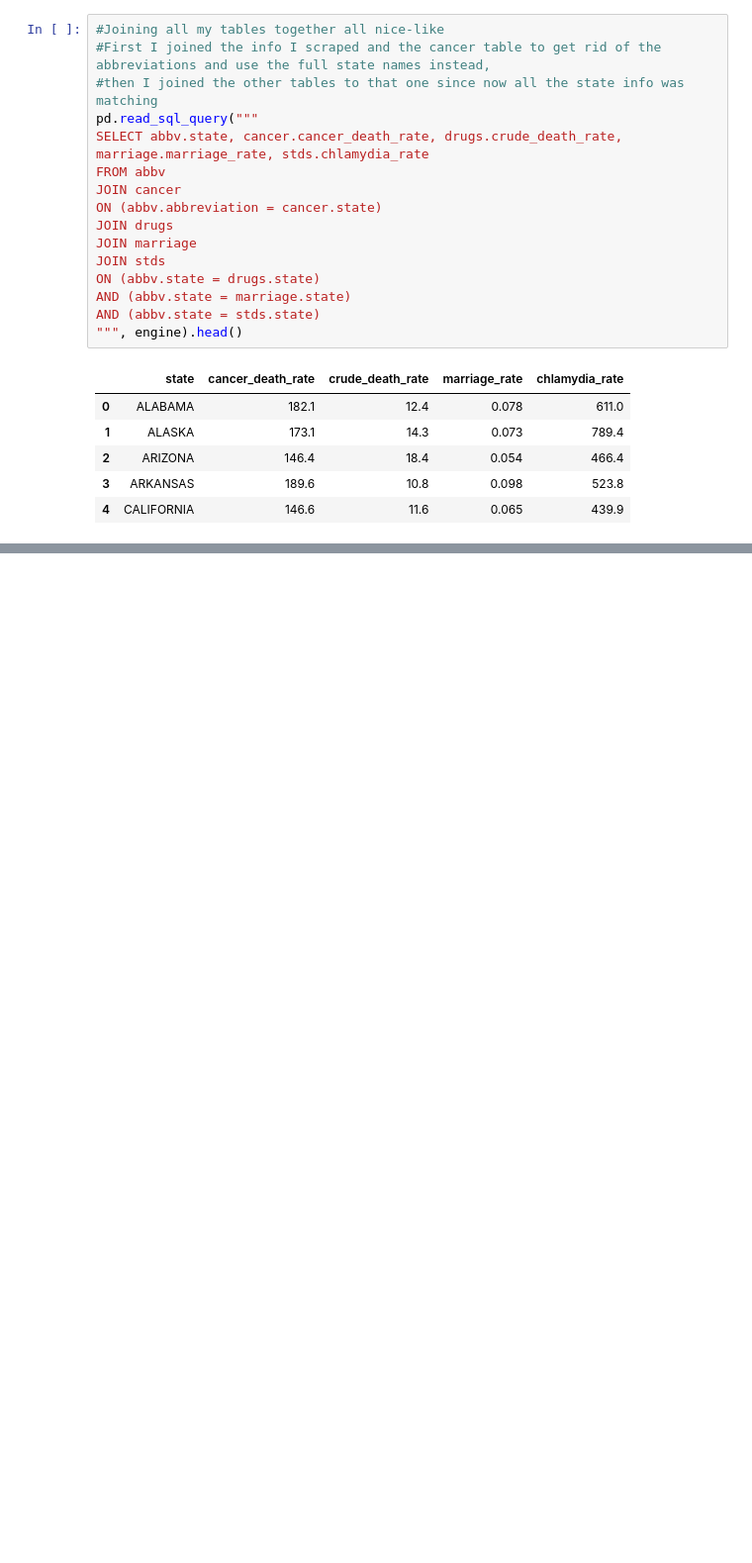
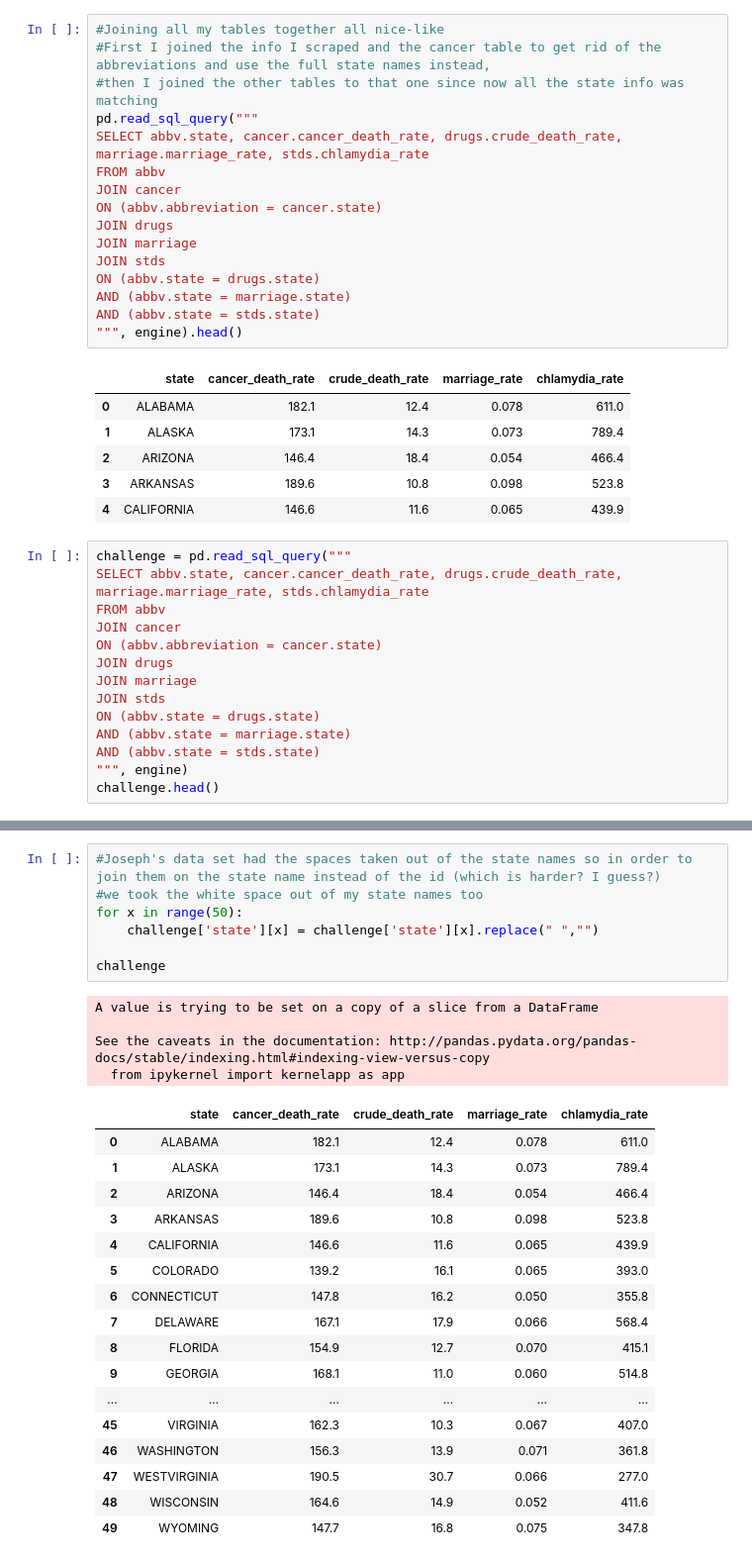
Before and after one commit to Jihkro/ETL-Project, a Jupyter notebook: ETL Project.ipynb, the cells around one changed output, grey strips where cells are left out. Shown: that part at 99% size. Cells and saved outputs as stored; diff of their text form; blank space fills up the shorter version.

Commit message:
table with white space removed from state names

```diff
--- a/ETL Project.ipynb
+++ b/ETL Project.ipynb
@@ -338,3 +338,17 @@ AND (abbv.state = stds.state)
 | 2 | ARIZONA | 146.4 | 18.4 | 0.054 | 466.4 |
 | 3 | ARKANSAS | 189.6 | 10.8 | 0.098 | 523.8 |
 | 4 | CALIFORNIA | 146.6 | 11.6 | 0.065 | 439.9 |
+# %%
+challenge = pd.read_sql_query("""
+SELECT abbv.state, cancer.cancer_death_rate, drugs.crude_death_rate, marriage.marriage_rate, stds.chlamydia_rate
+FROM abbv
+JOIN cancer
+ON (abbv.abbreviation = cancer.state)
+JOIN drugs
+JOIN marriage
+JOIN stds
+ON (abbv.state = drugs.state)
+AND (abbv.state = marriage.state)
+AND (abbv.state = stds.state)
+""", engine)
+challenge.head()
@@ -340,0 +362,29 @@ AND (abbv.state = stds.state)
+# %%
+#Joseph's data set had the spaces taken out of the state names so in order to join them on the state name instead of the id (which is harder? I guess?)
+#we took the white space out of my state names too
+for x in range(50):
+    challenge['state'][x] = challenge['state'][x].replace(" ","")
+
+challenge
+# %% [output]
+A value is trying to be set on a copy of a slice from a DataFrame
+
+See the caveats in the documentation: http://pandas.pydata.org/pandas-docs/stable/indexing.html#indexing-view-versus-copy
+  from ipykernel import kernelapp as app
+|  | state | cancer_death_rate | crude_death_rate | marriage_rate | chlamydia_rate |
+| 0 | ALABAMA | 182.1 | 12.4 | 0.078 | 611.0 |
+| 1 | ALASKA | 173.1 | 14.3 | 0.073 | 789.4 |
+| 2 | ARIZONA | 146.4 | 18.4 | 0.054 | 466.4 |
+| 3 | ARKANSAS | 189.6 | 10.8 | 0.098 | 523.8 |
+| 4 | CALIFORNIA | 146.6 | 11.6 | 0.065 | 439.9 |
+| 5 | COLORADO | 139.2 | 16.1 | 0.065 | 393.0 |
+| 6 | CONNECTICUT | 147.8 | 16.2 | 0.050 | 355.8 |
+| 7 | DELAWARE | 167.1 | 17.9 | 0.066 | 568.4 |
+| 8 | FLORIDA | 154.9 | 12.7 | 0.070 | 415.1 |
+| 9 | GEORGIA | 168.1 | 11.0 | 0.060 | 514.8 |
+| ... | ... | ... | ... | ... | ... |
+| 45 | VIRGINIA | 162.3 | 10.3 | 0.067 | 407.0 |
+| 46 | WASHINGTON | 156.3 | 13.9 | 0.071 | 361.8 |
+| 47 | WESTVIRGINIA | 190.5 | 30.7 | 0.066 | 277.0 |
+| 48 | WISCONSIN | 164.6 | 14.9 | 0.052 | 411.6 |
+| 49 | WYOMING | 147.7 | 16.8 | 0.075 | 347.8 |
```
Also changed, not shown: parts of 1 cell of this notebook.
